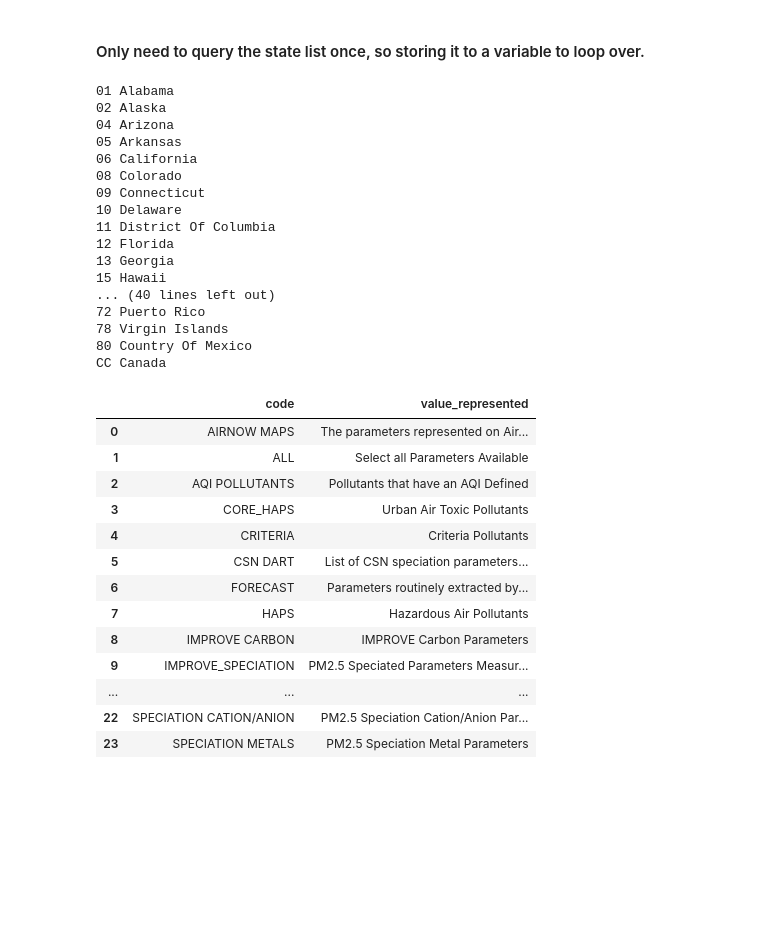
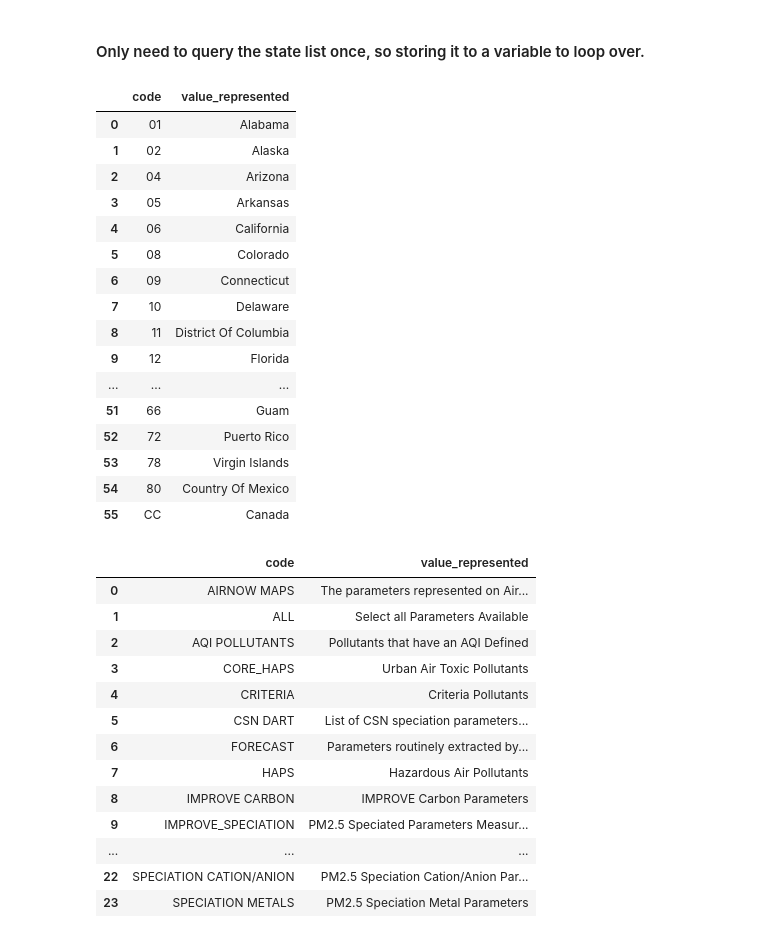
Before and after one commit to wdegraw93/low_birth_weight_vs_aqi_study, a Jupyter notebook: winston.ipynb, the cells around one changed output. Saved outputs shown, nothing was run; the diff lists cells and outputs as text; code cells hidden in the pictures; blank space fills up the shorter version.

```diff
--- a/winston.ipynb
+++ b/winston.ipynb
@@ -34,27 +66,25 @@ def get_state_codes(email, key):
 #### Only need to query the state list once, so storing it to a variable to loop over.
 # %%
 state_codes = get_state_codes(email,key)
+state_codes
+# %% [output]
+|  | code | value_represented |
+| 0 | 01 | Alabama |
+| 1 | 02 | Alaska |
+| 2 | 04 | Arizona |
+| 3 | 05 | Arkansas |
+| 4 | 06 | California |
+| 5 | 08 | Colorado |
+| 6 | 09 | Connecticut |
+| 7 | 10 | Delaware |
+| 8 | 11 | District Of Columbia |
+| 9 | 12 | Florida |
+| ... | ... | ... |
+| 51 | 66 | Guam |
+| 52 | 72 | Puerto Rico |
+| 53 | 78 | Virgin Islands |
+| 54 | 80 | Country Of Mexico |
+| 55 | CC | Canada |
-# %%
-for code, state in state_codes.values[:-2]:
-    print(code, state)
-# %% [output]
-01 Alabama
-02 Alaska
-04 Arizona
-05 Arkansas
-06 California
-08 Colorado
-09 Connecticut
-10 Delaware
-11 District Of Columbia
-12 Florida
-13 Georgia
-15 Hawaii
-... (40 lines left out)
-72 Puerto Rico
-78 Virgin Islands
-80 Country Of Mexico
-CC Canada
 # %%
 def get_county_codes(email, key, state):
     '''
```
Also changed, not shown: parts of 17 cells of this notebook, 2 other files.
